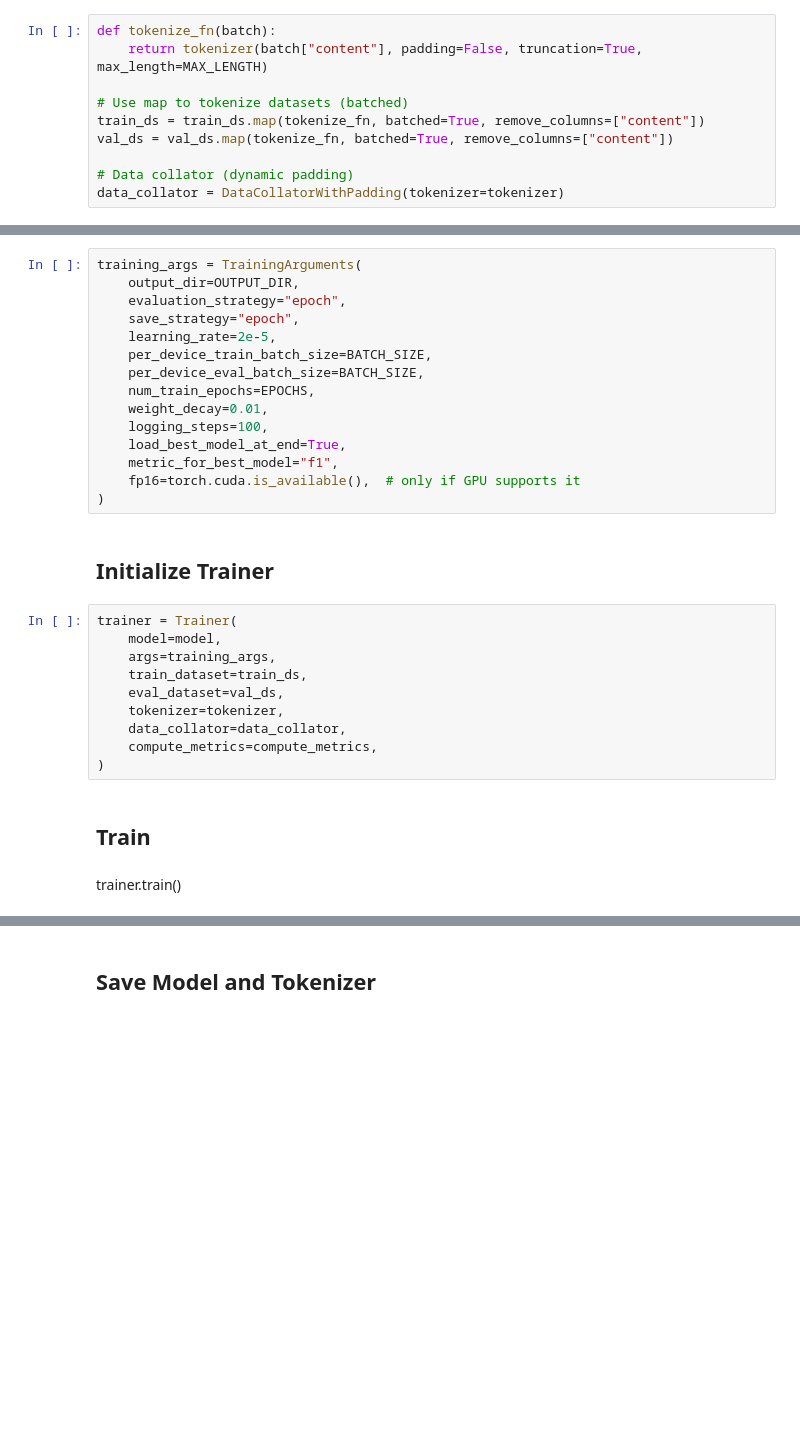
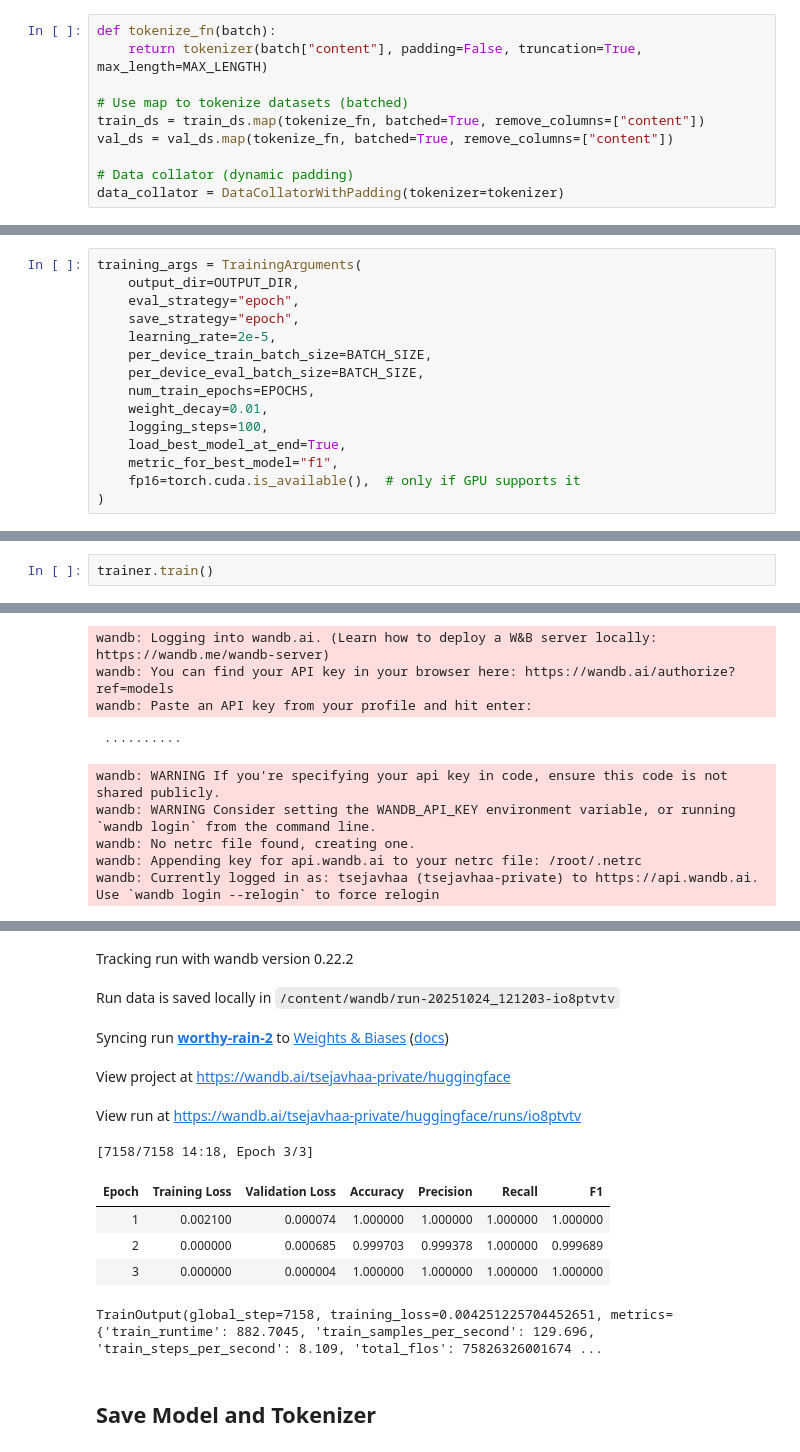
Before and after one commit to tsejavhaa/ds_projects, a Jupyter notebook: Project_9/fake_news_bert.ipynb, the cells around one changed output, grey strips where cells are left out. Drawn from its saved outputs; the diff is of its cells as text; blank space fills up the shorter version.

```diff
--- a/Project_9/fake_news_bert.ipynb
+++ b/Project_9/fake_news_bert.ipynb
@@ -119 +222,16 @@ data_collator = DataCollatorWithPadding(tokenizer=tokenizer)
+# %%
+training_args = TrainingArguments(
+    output_dir=OUTPUT_DIR,
+    eval_strategy="epoch",
+    save_strategy="epoch",
+    learning_rate=2e-5,
+    per_device_train_batch_size=BATCH_SIZE,
+    per_device_eval_batch_size=BATCH_SIZE,
+    num_train_epochs=EPOCHS,
+    weight_decay=0.01,
+    logging_steps=100,
+    load_best_model_at_end=True,
+    metric_for_best_model="f1",
+    fp16=torch.cuda.is_available(),  # only if GPU supports it
+)
 # %% [markdown]
@@ -133,31 +251,3 @@ def compute_metrics(eval_pred):
-# %%
-training_args = TrainingArguments(
-    output_dir=OUTPUT_DIR,
-    evaluation_strategy="epoch",
-    save_strategy="epoch",
-    learning_rate=2e-5,
-    per_device_train_batch_size=BATCH_SIZE,
-    per_device_eval_batch_size=BATCH_SIZE,
-    num_train_epochs=EPOCHS,
-    weight_decay=0.01,
-    logging_steps=100,
-    load_best_model_at_end=True,
-    metric_for_best_model="f1",
-    fp16=torch.cuda.is_available(),  # only if GPU supports it
-)
-# %% [markdown]
-## Initialize Trainer
-# %%
-trainer = Trainer(
-    model=model,
-    args=training_args,
-    train_dataset=train_ds,
-    eval_dataset=val_ds,
-    tokenizer=tokenizer,
-    data_collator=data_collator,
-    compute_metrics=compute_metrics,
-)
-# %% [markdown]
-## Train
-# %% [markdown]
-trainer.train()
+# %%
+trainer.train()
+# %% [output]
@@ -163,0 +255,9 @@ trainer.train()
+wandb: Logging into wandb.ai. (Learn how to deploy a W&B server locally: https://wandb.me/wandb-server)
+wandb: You can find your API key in your browser here: https://wandb.ai/authorize?ref=models
+wandb: Paste an API key from your profile and hit enter:
+ ··········
+wandb: WARNING If you're specifying your api key in code, ensure this code is not shared publicly.
+wandb: WARNING Consider setting the WANDB_API_KEY environment variable, or running `wandb login` from the command line.
+wandb: No netrc file found, creating one.
+wandb: Appending key for api.wandb.ai to your netrc file: /root/.netrc
+wandb: Currently logged in as: tsejavhaa (tsejavhaa-private) to https://api.wandb.ai. Use `wandb login --relogin` to force relogin
@@ -164,3 +265,14 @@ trainer.train()
+Tracking run with wandb version 0.22.2
+Run data is saved locally in /content/wandb/run-20251024_121203-io8ptvtv
+Syncing run worthy-rain-2 to Weights & Biases (docs)
+View project at https://wandb.ai/tsejavhaa-private/huggingface
+View run at https://wandb.ai/tsejavhaa-private/huggingface/runs/io8ptvtv
+[7158/7158 14:18, Epoch 3/3]
+| Epoch | Training Loss | Validation Loss | Accuracy | Precision | Recall | F1 |
+| 1 | 0.002100 | 0.000074 | 1.000000 | 1.000000 | 1.000000 | 1.000000 |
+| 2 | 0.000000 | 0.000685 | 0.999703 | 0.999378 | 1.000000 | 0.999689 |
+| 3 | 0.000000 | 0.000004 | 1.000000 | 1.000000 | 1.000000 | 1.000000 |
+TrainOutput(global_step=7158, training_loss=0.004251225704452651, metrics={'train_runtime': 882.7045, 'train_samples_per_second': 129.696, 'train_steps_per_second': 8.109, 'total_flos': 75826326001674 ...
 # %% [markdown]
 ## Save Model and Tokenizer
 # %%
```
Also changed, not shown: parts of 44 cells of this notebook, 9 other files.
